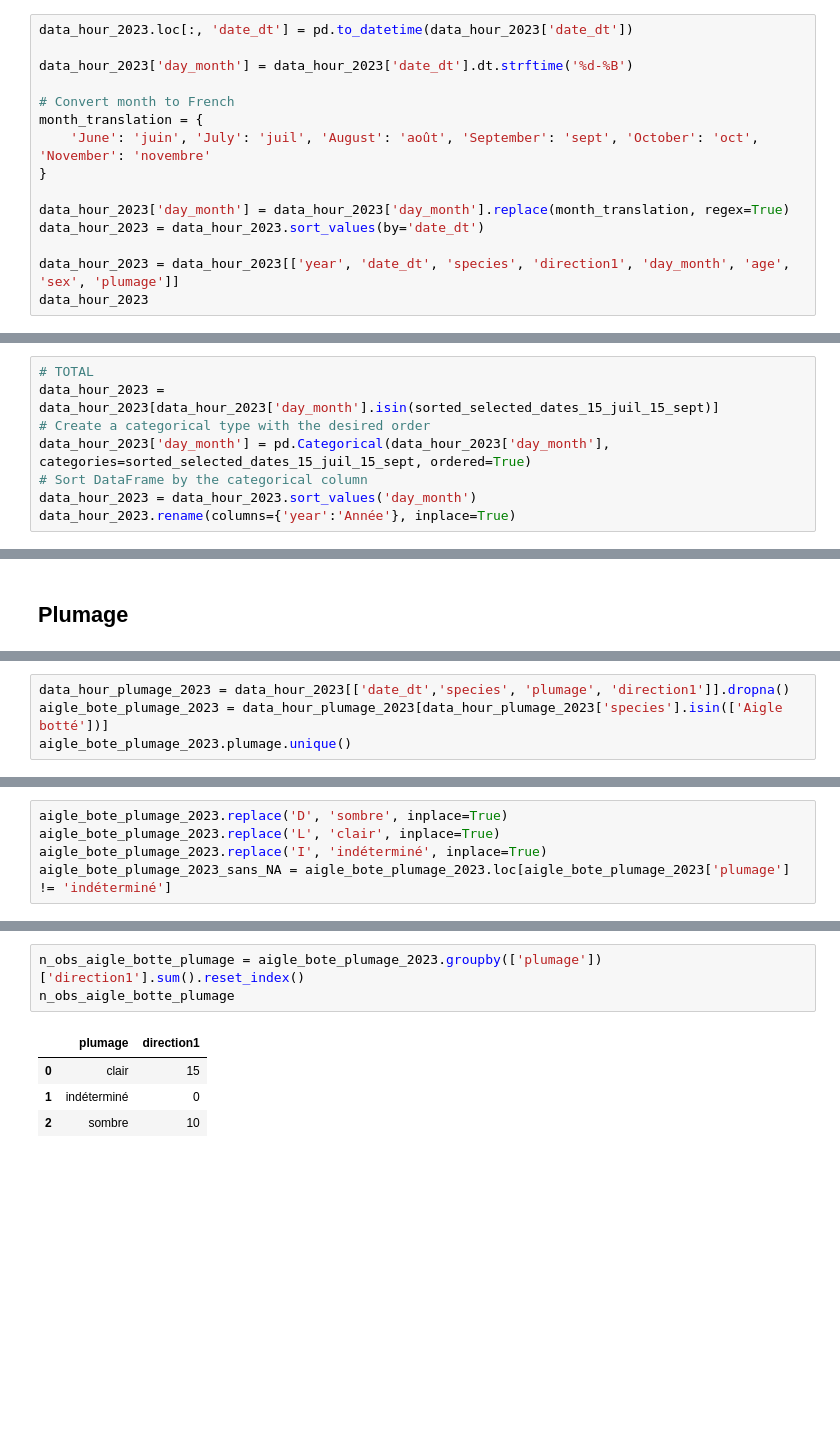
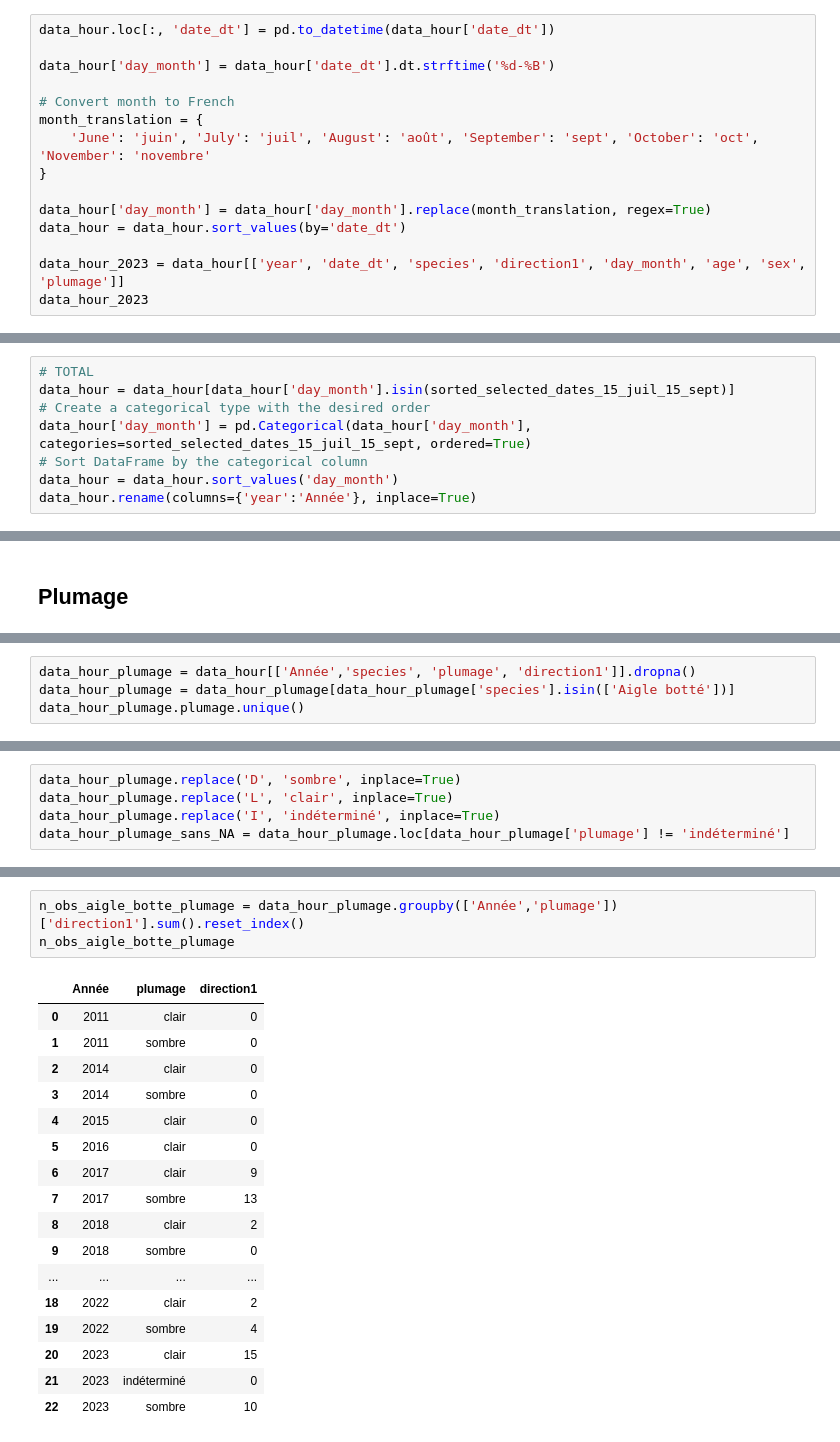
Before and after one commit to amelietatin/oiseaux_cols_libres, a Jupyter notebook: code/9_dernieres_analyses_update.ipynb, the cells around one changed output, grey strips where cells are left out. Saved outputs shown, nothing was run; the diff lists cells and outputs as text; blank space fills up the shorter version.

```diff
--- a/code/9_dernieres_analyses_update.ipynb
+++ b/code/9_dernieres_analyses_update.ipynb
@@ -107,17 +83,17 @@ memory usage: 1.3+ MB
 # %%
-data_hour_2023.loc[:, 'date_dt'] = pd.to_datetime(data_hour_2023['date_dt'])
+data_hour.loc[:, 'date_dt'] = pd.to_datetime(data_hour['date_dt'])
 
-data_hour_2023['day_month'] = data_hour_2023['date_dt'].dt.strftime('%d-%B')
+data_hour['day_month'] = data_hour['date_dt'].dt.strftime('%d-%B')
 
 # Convert month to French
 month_translation = {
     'June': 'juin', 'July': 'juil', 'August': 'août', 'September': 'sept', 'October': 'oct', 'November': 'novembre'
 }
 
-data_hour_2023['day_month'] = data_hour_2023['day_month'].replace(month_translation, regex=True)
-data_hour_2023 = data_hour_2023.sort_values(by='date_dt')
+data_hour['day_month'] = data_hour['day_month'].replace(month_translation, regex=True)
+data_hour = data_hour.sort_values(by='date_dt')
 
-data_hour_2023 = data_hour_2023[['year', 'date_dt', 'species', 'direction1', 'day_month', 'age', 'sex', 'plumage']]
+data_hour_2023 = data_hour[['year', 'date_dt', 'species', 'direction1', 'day_month', 'age', 'sex', 'plumage']]
 data_hour_2023
 # %% [output]
 |  | year | date_dt | species | direction1 | day_month | age | sex | plumage |
@@ -245,9 +221,9 @@ See the caveats in the documentation: https://pandas.pydata.org/pandas-docs/stab
   data_total['day_month'] = pd.Categorical(data_total['day_month'], categories=sorted_selected_dates_15_juil_15_sept, ordered=True)
 # %%
 # TOTAL
-data_hour_2023 = data_hour_2023[data_hour_2023['day_month'].isin(sorted_selected_dates_15_juil_15_sept)]
+data_hour = data_hour[data_hour['day_month'].isin(sorted_selected_dates_15_juil_15_sept)]
 # Create a categorical type with the desired order
-data_hour_2023['day_month'] = pd.Categorical(data_hour_2023['day_month'], categories=sorted_selected_dates_15_juil_15_sept, ordered=True)
+data_hour['day_month'] = pd.Categorical(data_hour['day_month'], categories=sorted_selected_dates_15_juil_15_sept, ordered=True)
 # Sort DataFrame by the categorical column
-data_hour_2023 = data_hour_2023.sort_values('day_month')
-data_hour_2023.rename(columns={'year':'Année'}, inplace=True)
+data_hour = data_hour.sort_values('day_month')
+data_hour.rename(columns={'year':'Année'}, inplace=True)
@@ -1334,5 +1308,5 @@ plt.savefig('../figures/figures_finales_rapport/prop_sex_bondree_apivore_migrati
 # %%
-data_hour_plumage_2023 = data_hour_2023[['date_dt','species', 'plumage', 'direction1']].dropna()
-aigle_bote_plumage_2023 = data_hour_plumage_2023[data_hour_plumage_2023['species'].isin(['Aigle botté'])]
-aigle_bote_plumage_2023.plumage.unique()
+data_hour_plumage = data_hour[['Année','species', 'plumage', 'direction1']].dropna()
+data_hour_plumage = data_hour_plumage[data_hour_plumage['species'].isin(['Aigle botté'])]
+data_hour_plumage.plumage.unique()
 # %% [output]
@@ -1340,5 +1330,5 @@ array(['L', 'D', 'I'], dtype=object)
 # %%
-aigle_bote_plumage_2023.replace('D', 'sombre', inplace=True)
-aigle_bote_plumage_2023.replace('L', 'clair', inplace=True)
-aigle_bote_plumage_2023.replace('I', 'indéterminé', inplace=True)
-aigle_bote_plumage_2023_sans_NA = aigle_bote_plumage_2023.loc[aigle_bote_plumage_2023['plumage'] != 'indéterminé']
+data_hour_plumage.replace('D', 'sombre', inplace=True)
+data_hour_plumage.replace('L', 'clair', inplace=True)
+data_hour_plumage.replace('I', 'indéterminé', inplace=True)
+data_hour_plumage_sans_NA = data_hour_plumage.loc[data_hour_plumage['plumage'] != 'indéterminé']
@@ -1358,9 +1335,22 @@ See the caveats in the documentation: https://pandas.pydata.org/pandas-docs/stab
 # %%
-n_obs_aigle_botte_plumage = aigle_bote_plumage_2023.groupby(['plumage'])['direction1'].sum().reset_index()
+n_obs_aigle_botte_plumage = data_hour_plumage.groupby(['Année','plumage'])['direction1'].sum().reset_index()
 n_obs_aigle_botte_plumage
 # %% [output]
-|  | plumage | direction1 |
-| 0 | clair | 15 |
-| 1 | indéterminé | 0 |
-| 2 | sombre | 10 |
+|  | Année | plumage | direction1 |
+| 0 | 2011 | clair | 0 |
+| 1 | 2011 | sombre | 0 |
+| 2 | 2014 | clair | 0 |
+| 3 | 2014 | sombre | 0 |
+| 4 | 2015 | clair | 0 |
+| 5 | 2016 | clair | 0 |
+| 6 | 2017 | clair | 9 |
+| 7 | 2017 | sombre | 13 |
+| 8 | 2018 | clair | 2 |
+| 9 | 2018 | sombre | 0 |
+| ... | ... | ... | ... |
+| 18 | 2022 | clair | 2 |
+| 19 | 2022 | sombre | 4 |
+| 20 | 2023 | clair | 15 |
+| 21 | 2023 | indéterminé | 0 |
+| 22 | 2023 | sombre | 10 |
 # %%
```
Also changed, not shown: parts of 14 cells of this notebook, 2 other files.
